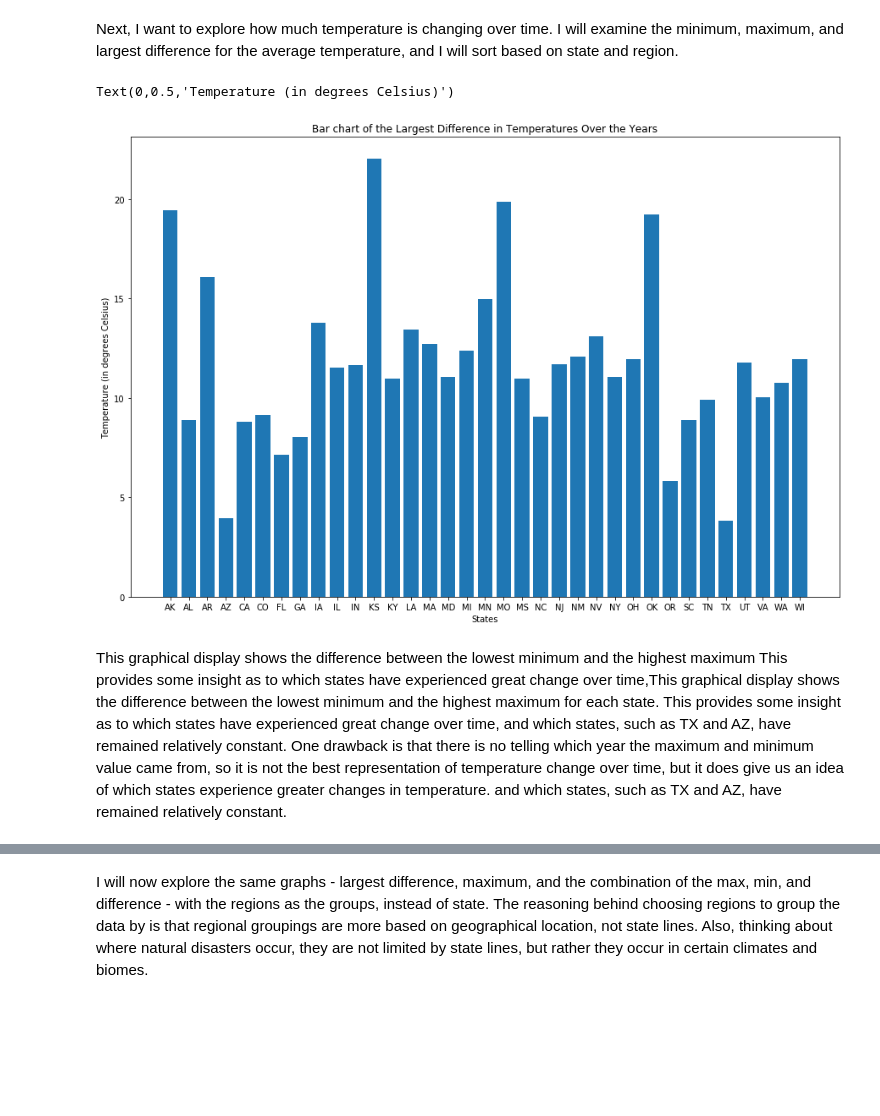
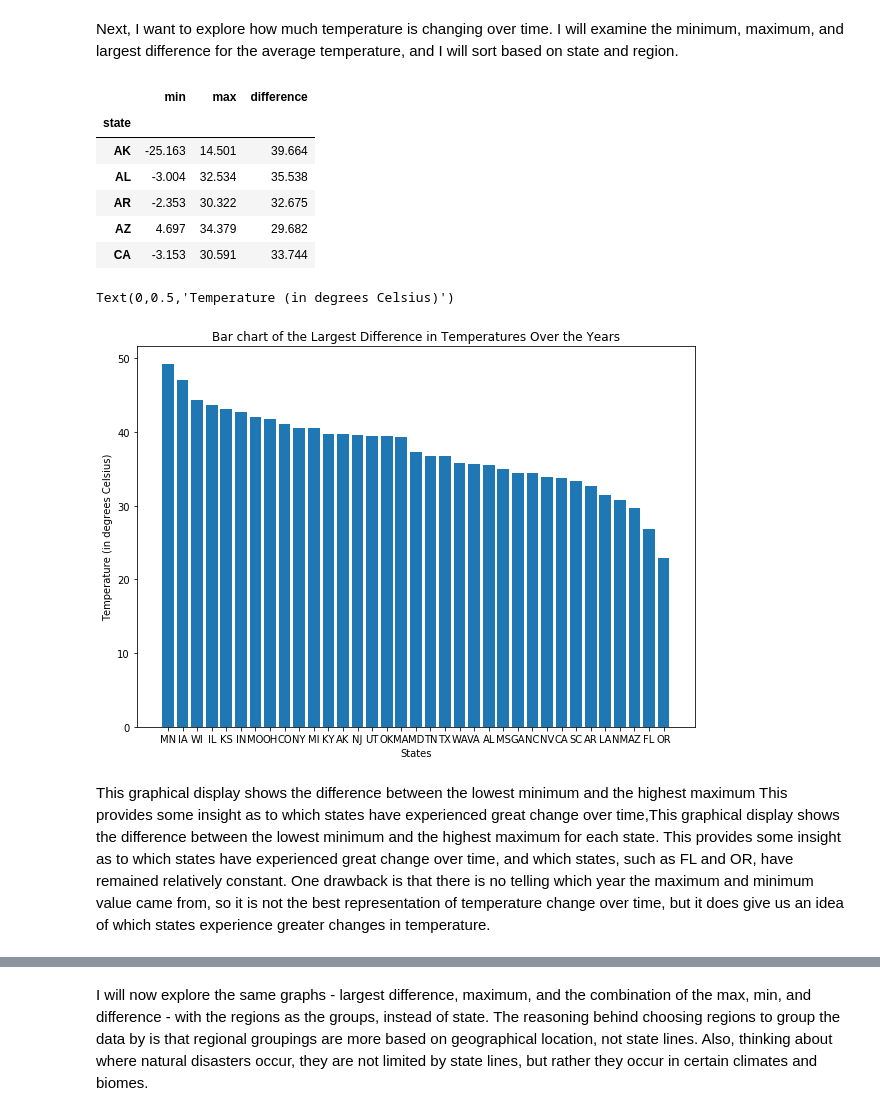
Before and after one commit to karahahn/Springboard_Capstone1, a Jupyter notebook: Data Storytelling.ipynb, the cells around one changed output, grey strips where cells are left out. Cells and saved outputs as stored; diff of their text form; code cells hidden in the pictures; blank space fills up the shorter version.

Commit message:
temperature graphs

```diff
--- a/Data Storytelling.ipynb
+++ b/Data Storytelling.ipynb
@@ -177,11 +177,11 @@ d3 = dict.fromkeys(new_england_region, 'new england region')
 pacific_region = ['AK','OR','WA','CA','HI']
 d4 = dict.fromkeys(pacific_region, 'pacific region')
 
-west_south_region = ['AR','LA','OK','TX']
-d5 = dict.fromkeys(west_south_region, 'west south region')
+west_south_central_region = ['AR','LA','OK','TX']
+d5 = dict.fromkeys(west_south_central_region, 'west south central region')
 
-east_south_region = ['AL','MS','TN','KY']
-d6 = dict.fromkeys(east_south_region, 'east southeast region')
+east_south_central_region = ['AL','MS','TN','KY']
+d6 = dict.fromkeys(east_south_central_region, 'east south central region')
 
 mountain_region = ['AZ','CO','NM','UT','NV','WY','ID','MT']
 d7 = dict.fromkeys(mountain_region, 'mountain region')
@@ -247,16 +240,30 @@ state_year_temperature['difference'] = state_year_temperature['max'] - state_yea
+# %%
+# minimum, maximum, and the largest difference of the average temperature for each state
+state_maxmin = temp_county_region.copy()
+state_maxmin = state_maxmin[['state','year','AverageTemperature']]
+state_maxmin = state_maxmin.groupby(['state']).AverageTemperature.agg(['min','max'])
+state_maxmin['difference'] = state_maxmin['max']-state_maxmin['min']
+state_maxmin.head()
+# %% [output]
+|  | min | max | difference |
+| state |  |  |  |
+| AK | -25.163 | 14.501 | 39.664 |
+| AL | -3.004 | 32.534 | 35.538 |
+| AR | -2.353 | 30.322 | 32.675 |
+| AZ | 4.697 | 34.379 | 29.682 |
+| CA | -3.153 | 30.591 | 33.744 |
 # %%
 # Bar chart of the largest difference in temperatures over the years
-fig, ax = plt.subplots(figsize=(15,10))
-state_year_temperature_graph = state_year_temperature.reset_index()
-state_year_temperature_graph = state_year_temperature_graph[['state','min','max','difference']]
-plt.bar(state_year_temperature_graph['state'], state_year_temperature_graph['difference'])
+fig, ax = plt.subplots(figsize=(10,7))
+state_maxmin_graph = state_maxmin.sort_values(by='difference',ascending=False).reset_index()
+plt.bar(state_maxmin_graph['state'], state_maxmin_graph['difference'])
 plt.title('Bar chart of the Largest Difference in Temperatures Over the Years')
 plt.xlabel('States')
 plt.ylabel('Temperature (in degrees Celsius)')
 # %% [output]
 Text(0,0.5,'Temperature (in degrees Celsius)')
-[figure, old version]
+[figure, new version]
 # %% [markdown]
-This graphical display shows the difference between the lowest minimum and the highest maximum  This provides some insight as to which states have experienced great change over time,This graphical display shows the difference between the lowest minimum and the highest maximum for each state. This provides some insight as to which states have experienced great change over time, and which states, such as TX and AZ, have remained relatively constant. One drawback is that there is no telling which year the maximum and minimum value came from, so it is not the best representation of temperature change over time, but it does give us an idea of which states experience greater changes in temperature. and which states, such as TX and AZ, have remained relatively constant.
+This graphical display shows the difference between the lowest minimum and the highest maximum  This provides some insight as to which states have experienced great change over time,This graphical display shows the difference between the lowest minimum and the highest maximum for each state. This provides some insight as to which states have experienced great change over time, and which states, such as FL and OR, have remained relatively constant. One drawback is that there is no telling which year the maximum and minimum value came from, so it is not the best representation of temperature change over time, but it does give us an idea of which states experience greater changes in temperature.
 # %%
 # Bar chart of the maximum temperatures per year
```
Also changed, not shown: parts of 33 cells of this notebook.
